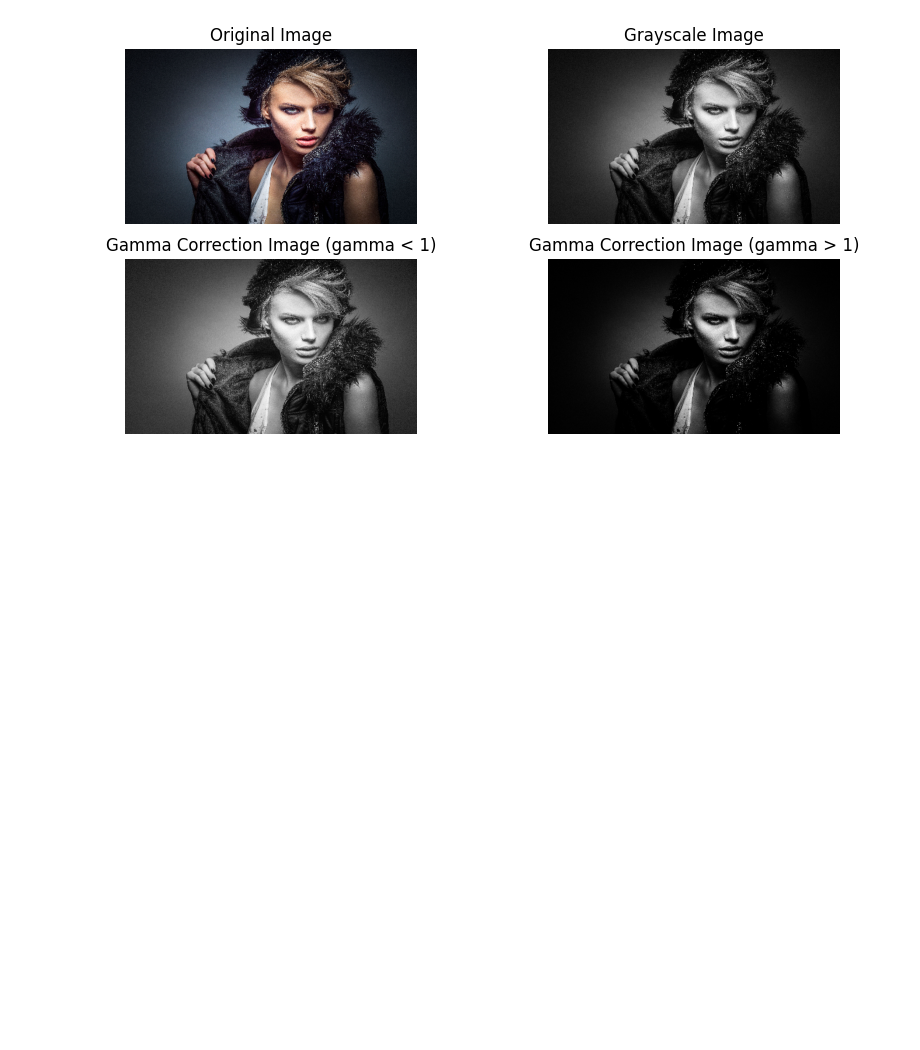
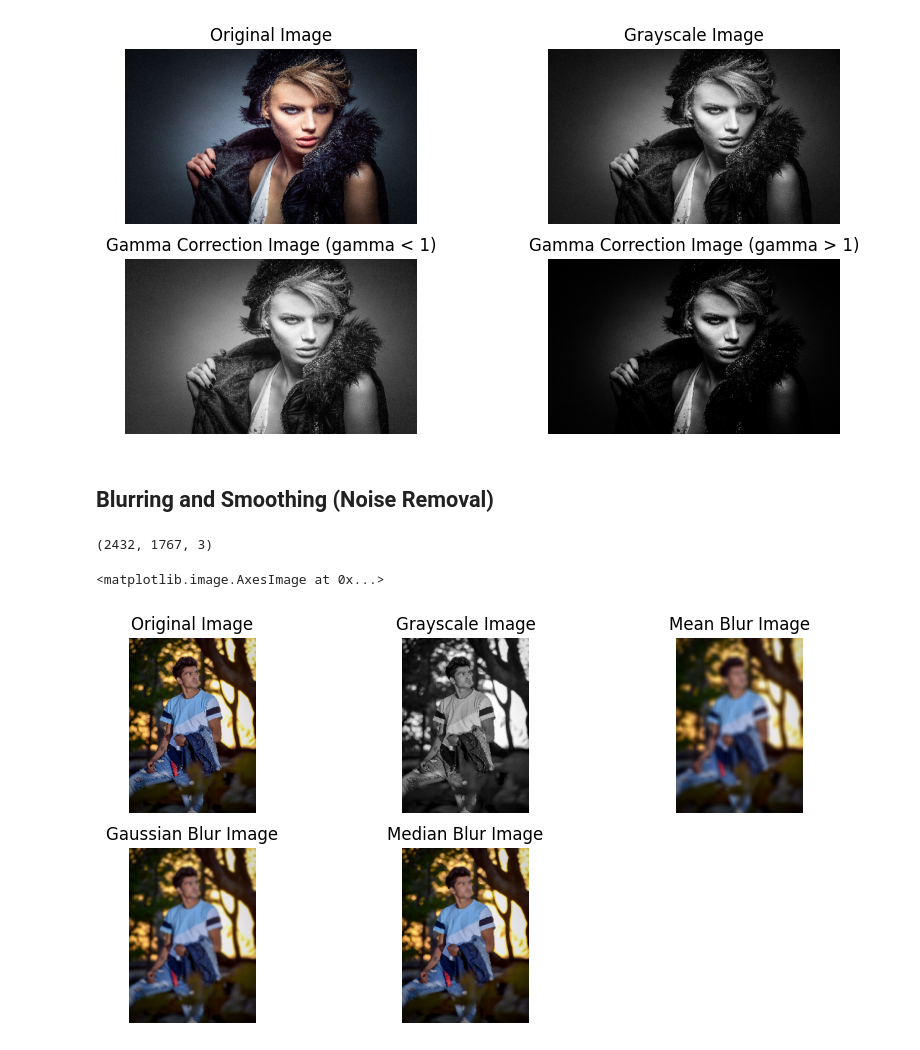
Before and after one commit to itspriyambhattacharya/opencv_learning, a Jupyter notebook: 01_basic_practice.ipynb, the cells around one changed output. Drawn from its saved outputs; the diff is of its cells as text; code cells hidden in the pictures; blank space fills up the shorter version.

Commit message:
Blurring and smoothing basic blur

```diff
--- a/01_basic_practice.ipynb
+++ b/01_basic_practice.ipynb
@@ -177,3 +175,52 @@ plt.imshow(gamma_correction2, cmap='gray')
 (3992, 5981, 3)
 <matplotlib.image.AxesImage at 0x...>
 [figure]
+# %% [markdown]
+## Blurring and Smoothing (Noise Removal)
+# %%
+image = cv2.imread('images/model7.jpg')
+print(image.shape)
+image = cv2.resize(image, (176, 243))
+
+gray = cv2.cvtColor(image, cv2.COLOR_BGR2GRAY)
+img = cv2.cvtColor(image, cv2.COLOR_BGR2RGB)
+
+avgBlur = cv2.blur(img, (7,7))
+gaussianBlur = cv2.GaussianBlur(img, (5,5), 0)
+
+medianBlur = cv2.medianBlur(img, 3)
+
+# cv2.imshow("Mean Blur", avgBlur)
+# cv2.waitKey(0)
+# cv2.destroyAllWindows()
+
+plt.figure(figsize=(10, 5))
+
+plt.subplot(2, 3, 1)
+plt.axis("off")
+plt.title("Original Image")
+plt.imshow(img)
+
+plt.subplot(2, 3, 2)
+plt.axis("off")
+plt.title("Grayscale Image")
+plt.imshow(gray, cmap='gray')
+
+plt.subplot(2, 3, 3)
+plt.axis("off")
+plt.title("Mean Blur Image")
+plt.imshow(avgBlur, cmap='gray')
+
+plt.subplot(2, 3, 4)
+plt.axis("off")
+plt.title("Gaussian Blur Image")
+plt.imshow(gaussianBlur, cmap='gray')
+
+plt.subplot(2, 3, 5)
+plt.axis("off")
+plt.title("Median Blur Image")
+plt.imshow(medianBlur, cmap='gray')
+# %% [output]
+(2432, 1767, 3)
+<matplotlib.image.AxesImage at 0x...>
+[figure, added]
```
Also changed, not shown: parts of 1 cell of this notebook.
